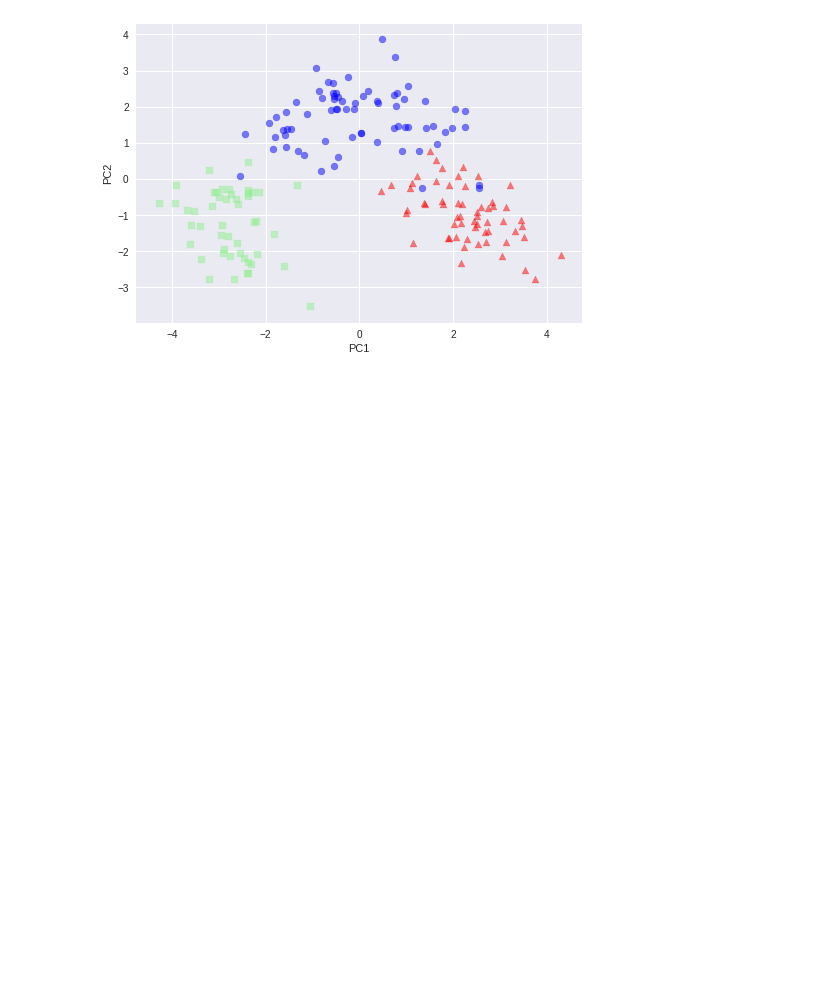
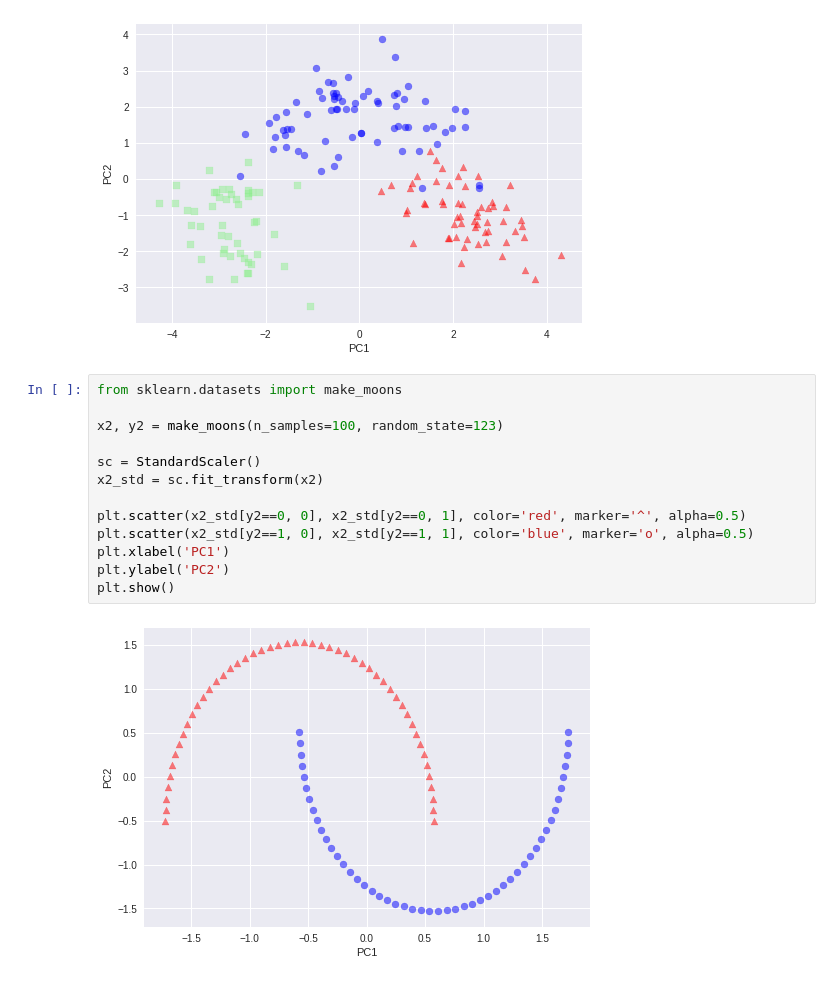
Before and after one commit to HK-Zhang/Corn, a Jupyter notebook: ML/PCA.ipynb, the cells around one changed output. Saved outputs shown, nothing was run; the diff lists cells and outputs as text; blank space fills up the shorter version.

```diff
--- a/ML/PCA.ipynb
+++ b/ML/PCA.ipynb
@@ -24,3 +24,18 @@ plt.ylabel('PC2')
 plt.show()
 # %% [output]
 [figure]
+# %%
+from sklearn.datasets import make_moons
+
+x2, y2 = make_moons(n_samples=100, random_state=123)
+
+sc = StandardScaler()
+x2_std = sc.fit_transform(x2)
+
+plt.scatter(x2_std[y2==0, 0], x2_std[y2==0, 1], color='red', marker='^', alpha=0.5)
+plt.scatter(x2_std[y2==1, 0], x2_std[y2==1, 1], color='blue', marker='o', alpha=0.5)
+plt.xlabel('PC1')
+plt.ylabel('PC2')
+plt.show()
+# %% [output]
+[figure, added]
```
Also changed, not shown: parts of 2 cells of this notebook.
